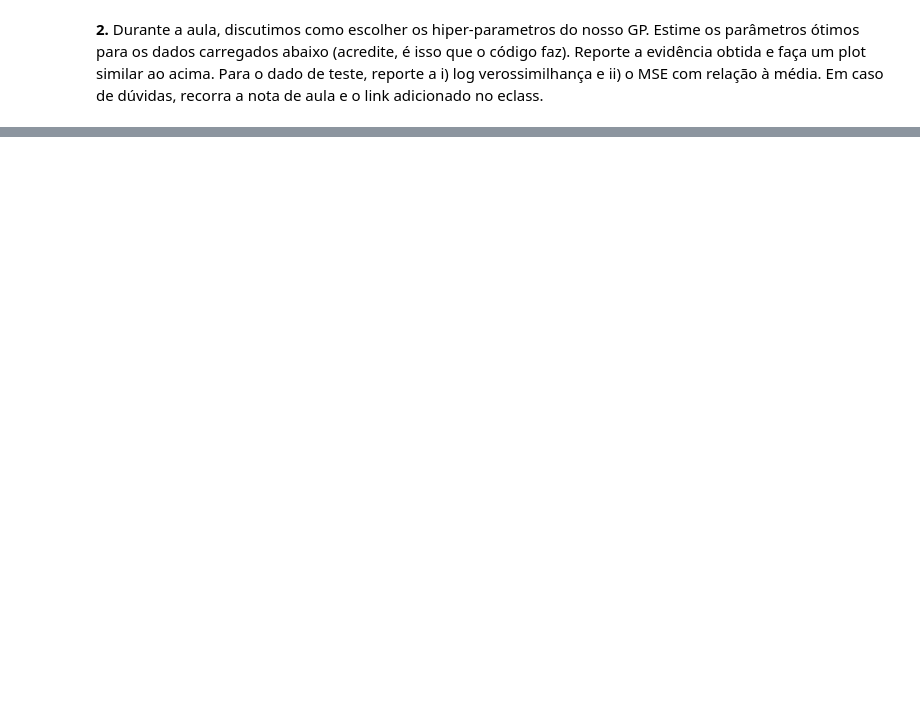
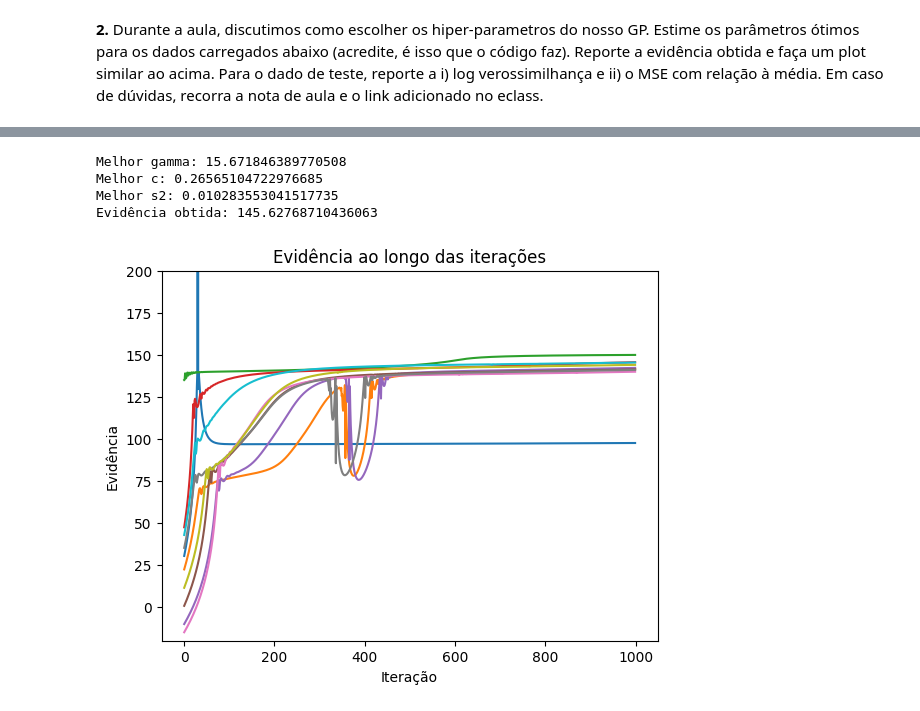
Before and after one commit to PedroPHC25/Machine-Learning, a Jupyter notebook: Ex02.ipynb, the cells around one changed output, grey strips where cells are left out. Drawn from its saved outputs; the diff is of its cells as text; code cells hidden in the pictures; blank space fills up the shorter version.

```diff
--- a/Ex02.ipynb
+++ b/Ex02.ipynb
@@ -482,7 +488,7 @@ if not os.path.exists("errors.json"):
 # %%
 # TREINANDO A REDE SELECIONADA NO CONJUNTO TREINO + VALIDAÇÃO
 
-# TEMPORÁRIO
+# Pegando os melhores hiperparâmetros
 best_lr = None
 best_n_convs = None
 best_n_neur_linear = None
@@ -498,11 +504,16 @@ for lr, errors_n_conv in errors_val.items():
                 best_lr = float(lr)
                 best_n_convs = int(n_conv)
                 best_n_neur_linear = n_neur_linear
+                best_val_error = error
 
 for n_neur_linear in ns_neur_linear:
     if n_neur_linear[0] == int(best_n_neur_linear):
         best_n_neur_linear = n_neur_linear
         break
+
+print("Melhor taxa de aprendizado:", best_lr)
+print("Melhor número de camadas convolucionais:", best_n_convs)
+print("Melhor número de neurônios:", best_n_neur_linear)
 
 # Loader do conjunto treino + validação
 train_and_val_loader = DataLoader(
@@ -518,8 +529,7 @@ optimizer_cnn = torch.optim.Adam(best_cnn.parameters(), lr=best_lr)
 if not os.path.exists("model.pt"):
     # Histórico dos erros no treino + validação
     train_and_val_errors = []
-    # TEMPORÁRIO
-    for epoch in range(5):
+    for epoch in range(50):
         # Ativa o modo de treinamento
         best_cnn.train()
         # Erro total da época atual no conjunto treino + validação
@@ -876 +919,20 @@ print(hyperparams)
+# %%
+print("Melhor gamma:", best_hyperparams[0])
+print("Melhor c:", best_hyperparams[1])
+print("Melhor s2:", best_hyperparams[2])
+print("Evidência obtida:", current_evidence.item())
+
+for evidences in all_evidences:
+    plt.plot(evidences)
+plt.title("Evidência ao longo das iterações")
+plt.xlabel("Iteração")
+plt.ylabel("Evidência")
+plt.ylim((-20, 200))
+plt.show()
+# %% [output]
+Melhor gamma: 15.671846389770508
+Melhor c: 0.26565104722976685
+Melhor s2: 0.010283553041517735
+Evidência obtida: 145.62768710436063
+[figure, added]
 # %%
```
Also changed, not shown: parts of 11 cells of this notebook, 2 other files.
